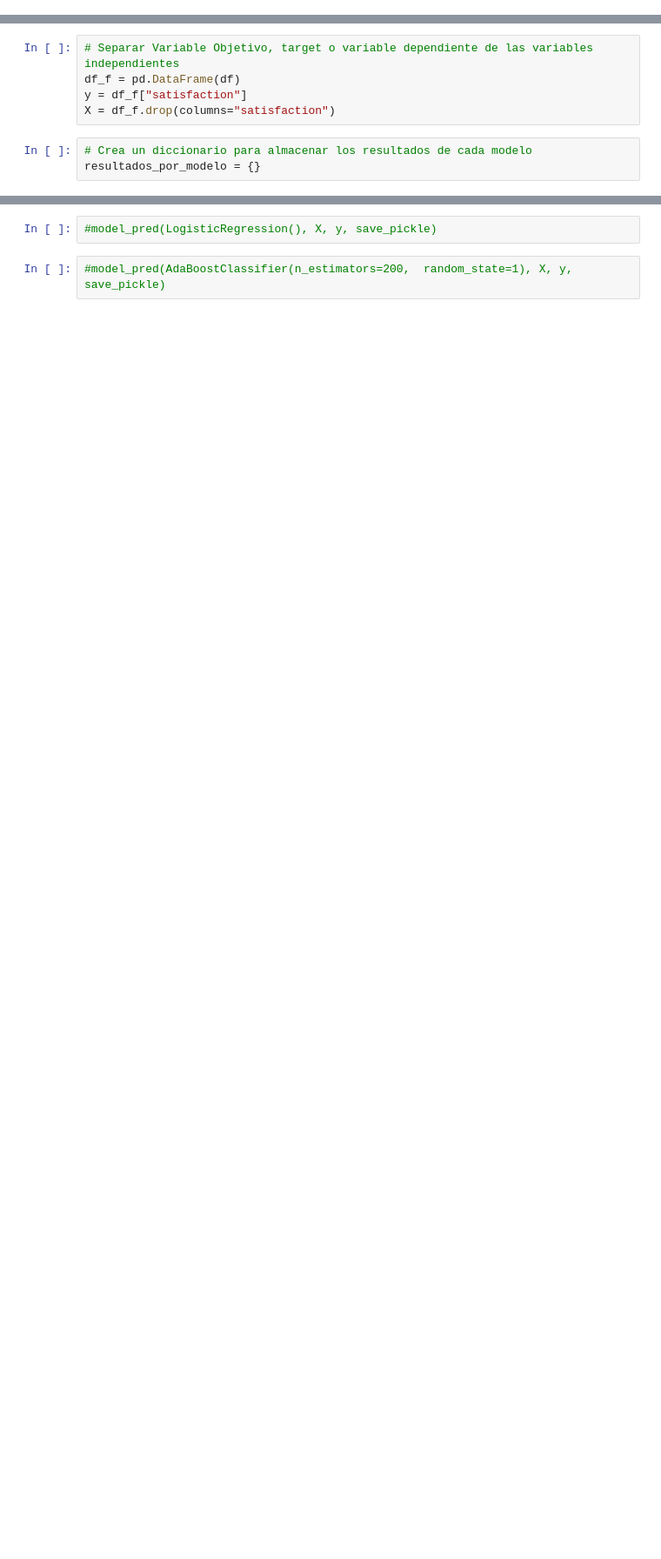
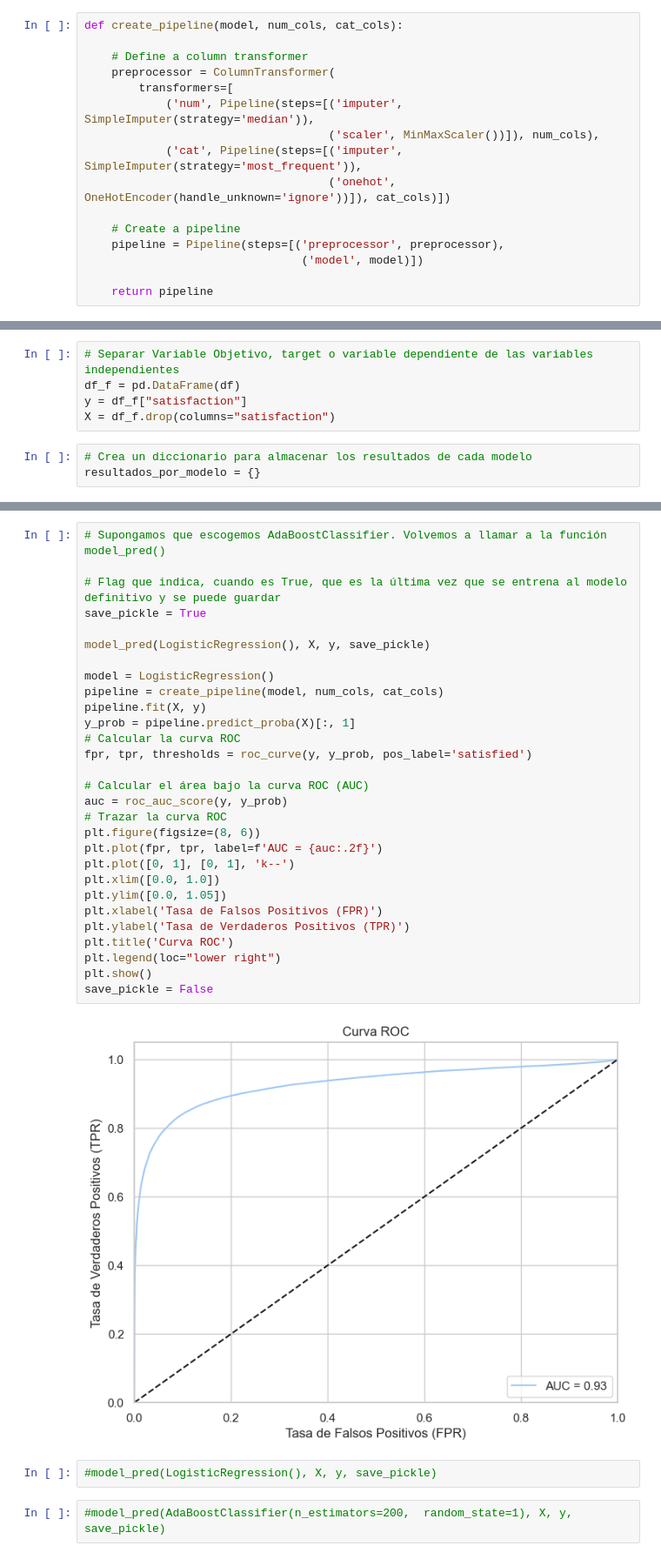
Before and after one commit to AI-School-F5-P2/F5_airlines, a Jupyter notebook: airline_main/Main_simple.ipynb, the cells around one changed output, grey strips where cells are left out. Shown at 87% size. Saved outputs shown, nothing was run; the diff lists cells and outputs as text; blank space fills up the shorter version.

Commit message:
Feat: Curva de Roc + refactorización

```diff
--- a/airline_main/Main_simple.ipynb
+++ b/airline_main/Main_simple.ipynb
@@ -46,6 +46,22 @@ from sklearn.experimental import enable_hist_gradient_boosting
 # %%
 # Flag que indica, cuando es True, que es la última vez que se entrena al modelo definitivo y se puede guardar
 save_pickle = False
+# %%
+def create_pipeline(model, num_cols, cat_cols):
+
+    # Define a column transformer
+    preprocessor = ColumnTransformer(
+        transformers=[
+            ('num', Pipeline(steps=[('imputer', SimpleImputer(strategy='median')),
+                                    ('scaler', MinMaxScaler())]), num_cols),
+            ('cat', Pipeline(steps=[('imputer', SimpleImputer(strategy='most_frequent')),
+                                    ('onehot', OneHotEncoder(handle_unknown='ignore'))]), cat_cols)])
+
+    # Create a pipeline
+    pipeline = Pipeline(steps=[('preprocessor', preprocessor),
+                                ('model', model)])
+
+    return pipeline
 # %%
 def model_pred(model, X, y, flag):
 
@@ -197,3 +213,34 @@ Confusion Matrix of LogisticRegression() model is:
+# %%
+# Supongamos que escogemos AdaBoostClassifier. Volvemos a llamar a la función model_pred()
+
+# Flag que indica, cuando es True, que es la última vez que se entrena al modelo definitivo y se puede guardar
+save_pickle = True
+
+model_pred(LogisticRegression(), X, y, save_pickle)
+
+model = LogisticRegression()
+pipeline = create_pipeline(model, num_cols, cat_cols)
+pipeline.fit(X, y)
+y_prob = pipeline.predict_proba(X)[:, 1]
+# Calcular la curva ROC
+fpr, tpr, thresholds = roc_curve(y, y_prob, pos_label='satisfied')
+
+# Calcular el área bajo la curva ROC (AUC)
+auc = roc_auc_score(y, y_prob)
+# Trazar la curva ROC
+plt.figure(figsize=(8, 6))
+plt.plot(fpr, tpr, label=f'AUC = {auc:.2f}')
+plt.plot([0, 1], [0, 1], 'k--')
+plt.xlim([0.0, 1.0])
+plt.ylim([0.0, 1.05])
+plt.xlabel('Tasa de Falsos Positivos (FPR)')
+plt.ylabel('Tasa de Verdaderos Positivos (TPR)')
+plt.title('Curva ROC')
+plt.legend(loc="lower right")
+plt.show()
+save_pickle = False
+# %% [output]
+[figure, added]
 # %%
 #model_pred(LogisticRegression(), X, y, save_pickle)
 # %%
```
Also changed, not shown: parts of 4 cells of this notebook.
